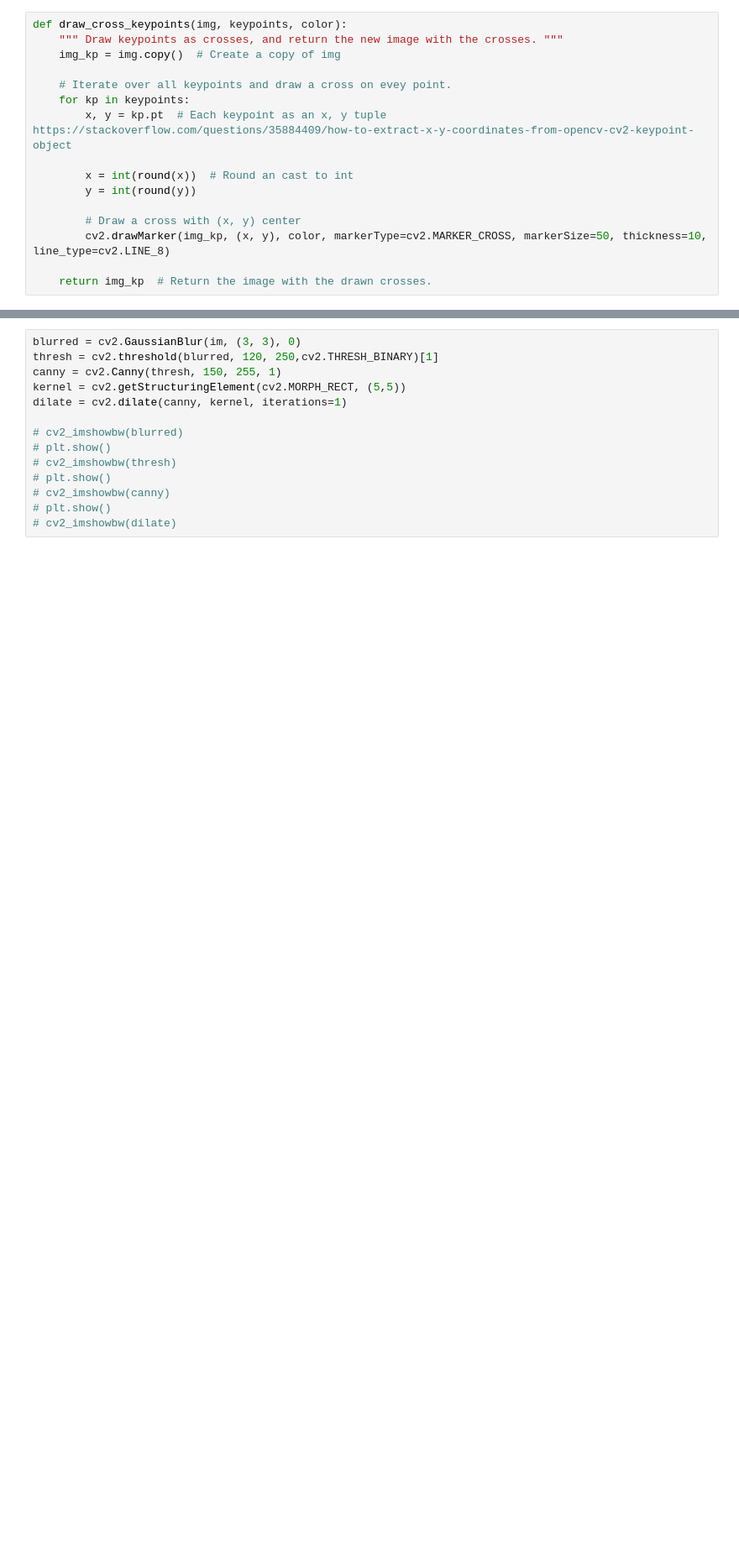
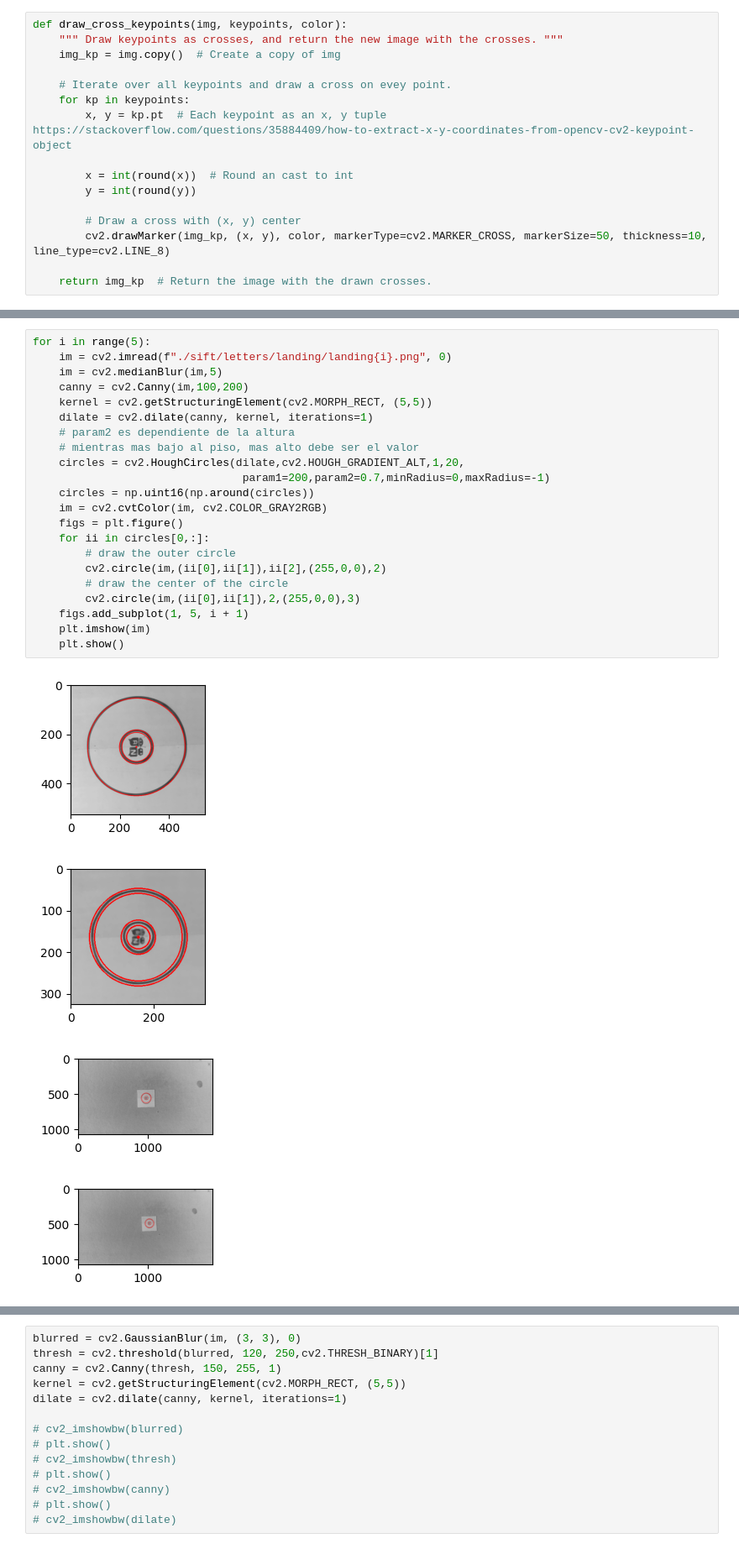
Before and after one commit to JTUnger/AlicantoFS, a Jupyter notebook: RX2022_task9_bobdetect_test.ipynb, the cells around one changed output, grey strips where cells are left out. Shown at 84% size. Drawn from its saved outputs; the diff is of its cells as text; blank space fills up the shorter version.

```diff
--- a/RX2022_task9_bobdetect_test.ipynb
+++ b/RX2022_task9_bobdetect_test.ipynb
@@ -40,0 +41,27 @@ cv2_imshowbw(im)
+# %%
+for i in range(5):
+    im = cv2.imread(f"./sift/letters/landing/landing{i}.png", 0)
+    im = cv2.medianBlur(im,5)
+    canny = cv2.Canny(im,100,200)
+    kernel = cv2.getStructuringElement(cv2.MORPH_RECT, (5,5))
+    dilate = cv2.dilate(canny, kernel, iterations=1)
+    # param2 es dependiente de la altura
+    # mientras mas bajo al piso, mas alto debe ser el valor
+    circles = cv2.HoughCircles(dilate,cv2.HOUGH_GRADIENT_ALT,1,20,
+                                param1=200,param2=0.7,minRadius=0,maxRadius=-1)
+    circles = np.uint16(np.around(circles))
+    im = cv2.cvtColor(im, cv2.COLOR_GRAY2RGB)
+    figs = plt.figure()
+    for ii in circles[0,:]:
+        # draw the outer circle
+        cv2.circle(im,(ii[0],ii[1]),ii[2],(255,0,0),2)
+        # draw the center of the circle
+        cv2.circle(im,(ii[0],ii[1]),2,(255,0,0),3)
+    figs.add_subplot(1, 5, i + 1)
+    plt.imshow(im)
+    plt.show()
+# %% [output]
+[figure, added]
+[figure, added]
+[figure, added]
+[figure, added]
```
Also changed, not shown: parts of 5 cells of this notebook, 2 other files.
